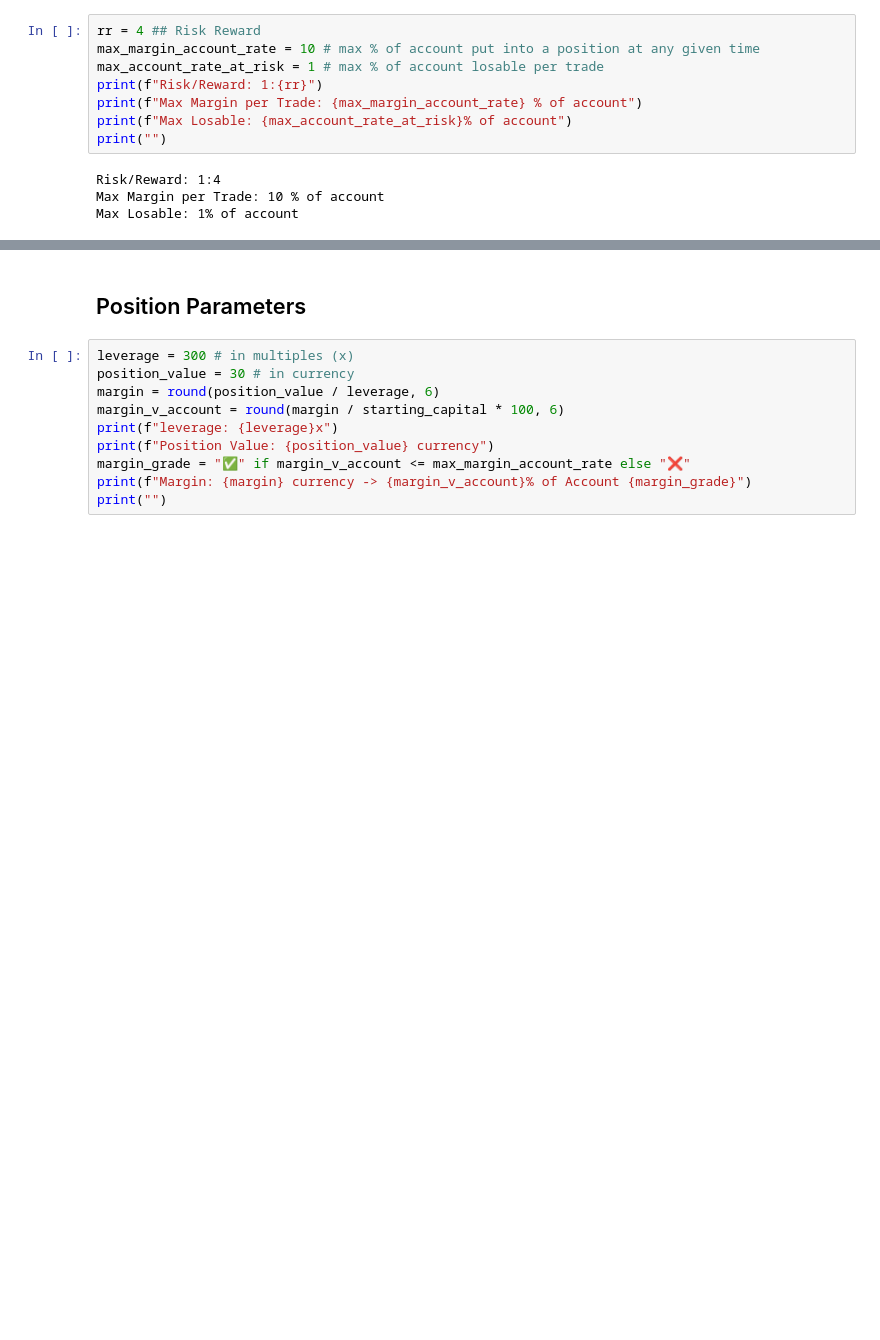
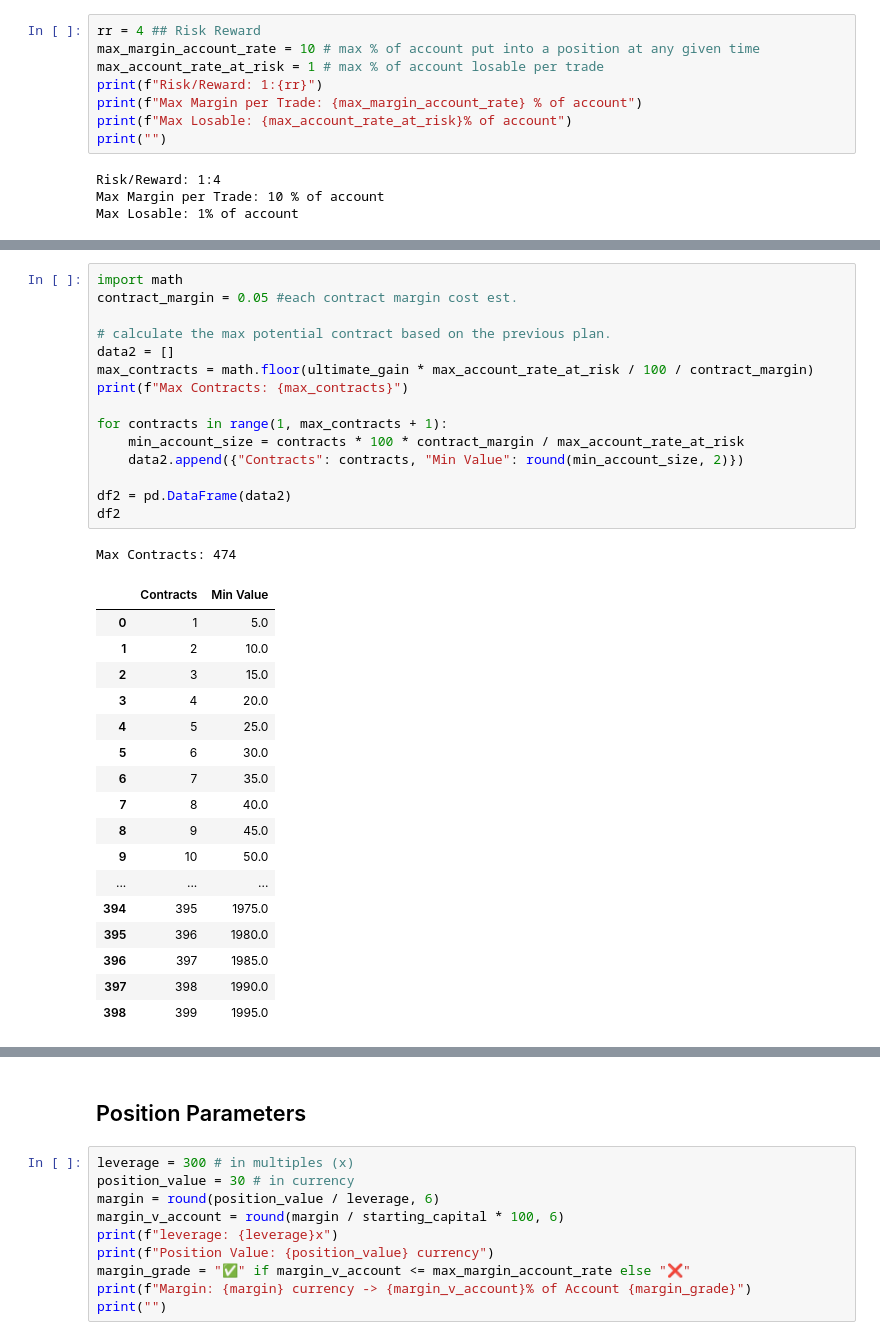
Before and after one commit to e7711bbear/TradingPlanner, a Jupyter notebook: ChallengePlanner.ipynb, the cells around one changed output, grey strips where cells are left out. Cells and saved outputs as stored; diff of their text form; blank space fills up the shorter version.

```diff
--- a/ChallengePlanner.ipynb
+++ b/ChallengePlanner.ipynb
@@ -95,0 +101,34 @@ Max Losable: 1% of account
+# %%
+import math
+contract_margin = 0.05 #each contract margin cost est.
+
+# calculate the max potential contract based on the previous plan.
+data2 = []
+max_contracts = math.floor(ultimate_gain * max_account_rate_at_risk / 100 / contract_margin)
+print(f"Max Contracts: {max_contracts}")
+
+for contracts in range(1, max_contracts + 1):
+    min_account_size = contracts * 100 * contract_margin / max_account_rate_at_risk
+    data2.append({"Contracts": contracts, "Min Value": round(min_account_size, 2)})
+
+df2 = pd.DataFrame(data2)
+df2
+# %% [output]
+Max Contracts: 474
+|  | Contracts | Min Value |
+| 0 | 1 | 5.0 |
+| 1 | 2 | 10.0 |
+| 2 | 3 | 15.0 |
+| 3 | 4 | 20.0 |
+| 4 | 5 | 25.0 |
+| 5 | 6 | 30.0 |
+| 6 | 7 | 35.0 |
+| 7 | 8 | 40.0 |
+| 8 | 9 | 45.0 |
+| 9 | 10 | 50.0 |
+| ... | ... | ... |
+| 394 | 395 | 1975.0 |
+| 395 | 396 | 1980.0 |
+| 396 | 397 | 1985.0 |
+| 397 | 398 | 1990.0 |
+| 398 | 399 | 1995.0 |
```
Also changed, not shown: parts of 2 cells of this notebook.
